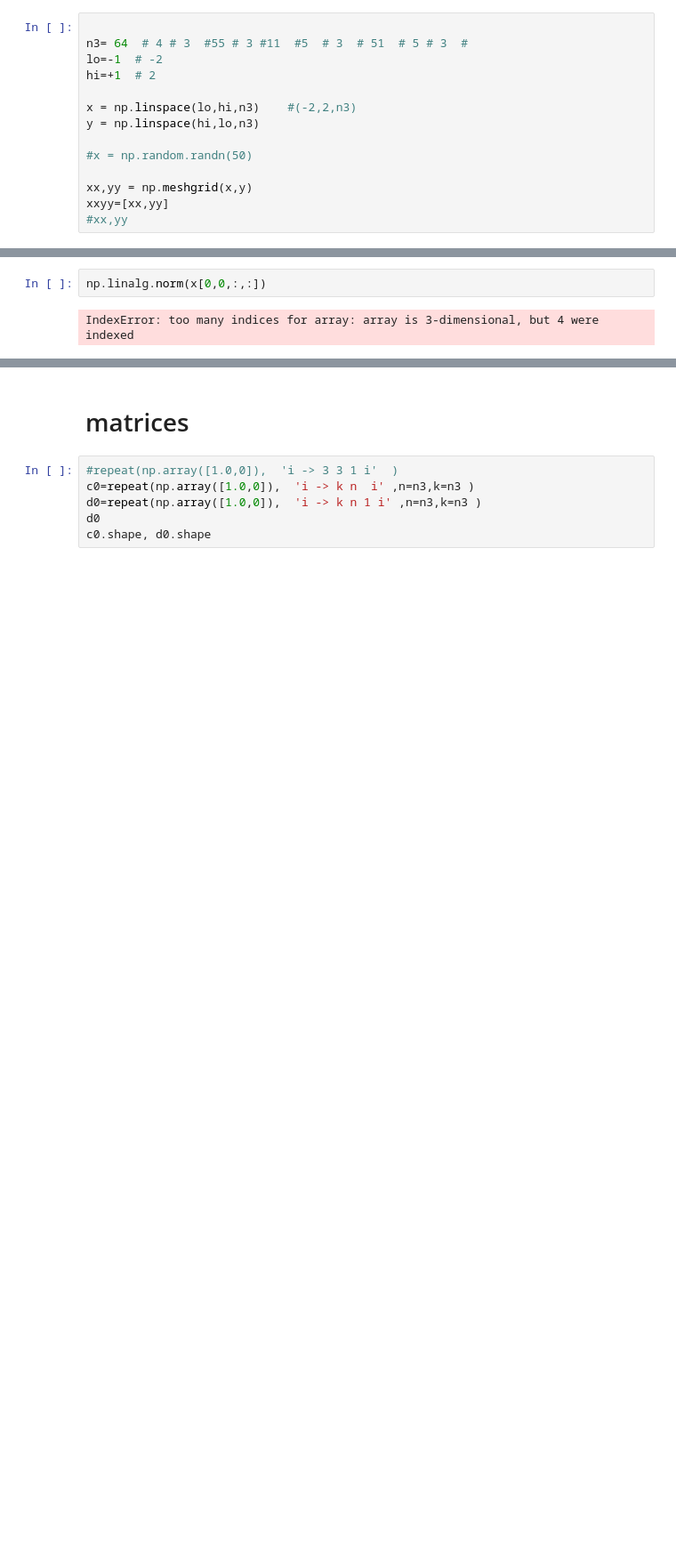
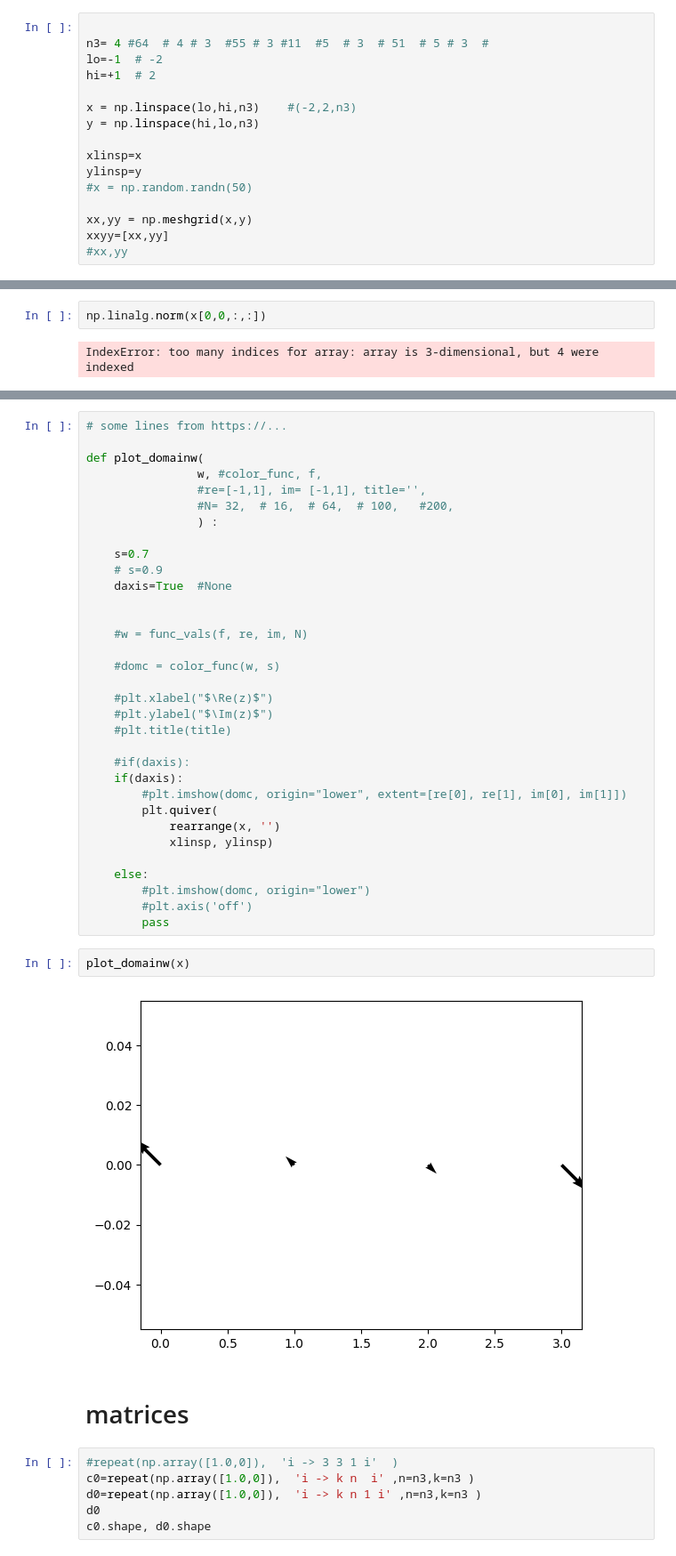
Before and after one commit to martin12333/marti-onedrive, a Jupyter notebook: AI/mm--linear-algebra-for-neural-networks/mm--parameter-maps.ipynb, the cells around one changed output, grey strips where cells are left out. Shown at 89% size. Drawn from its saved outputs; the diff is of its cells as text; blank space fills up the shorter version.

```diff
--- a/AI/mm--linear-algebra-for-neural-networks/mm--parameter-maps.ipynb
+++ b/AI/mm--linear-algebra-for-neural-networks/mm--parameter-maps.ipynb
@@ -27,13 +27,15 @@ import matplotlib.pyplot as plt
 from einops import rearrange, reduce, repeat, pack, unpack
 # %%
 
-n3= 64  # 4 # 3  #55 # 3 #11  #5  # 3  # 51  # 5 # 3  #
+n3= 4 #64  # 4 # 3  #55 # 3 #11  #5  # 3  # 51  # 5 # 3  #
 lo=-1  # -2
 hi=+1  # 2
 
 x = np.linspace(lo,hi,n3)    #(-2,2,n3)
 y = np.linspace(hi,lo,n3)
 
+xlinsp=x
+ylinsp=y
 #x = np.random.randn(50)
 
 xx,yy = np.meshgrid(x,y)
@@ -188,3 +192,40 @@ IndexError: too many indices for array: array is 3-dimensional, but 4 were index
+# %%
+# some lines from https://...
+
+def plot_domainw(
+                w, #color_func, f,
+                #re=[-1,1], im= [-1,1], title='',
+                #N= 32,  # 16,  # 64,  # 100,   #200,
+                ) :
+
+    s=0.7
+    # s=0.9
+    daxis=True  #None
+
+
+    #w = func_vals(f, re, im, N)
+
+    #domc = color_func(w, s)
+
+    #plt.xlabel("$\Re(z)$")
+    #plt.ylabel("$\Im(z)$")
+    #plt.title(title)
+
+    #if(daxis):
+    if(daxis):
+        #plt.imshow(domc, origin="lower", extent=[re[0], re[1], im[0], im[1]])
+        plt.quiver(
+            rearrange(x, '')
+            xlinsp, ylinsp)
+
+    else:
+        #plt.imshow(domc, origin="lower")
+        #plt.axis('off')
+        pass
+# %%
+plot_domainw(x)
+# %% [output]
+[figure, added]
 # %% [markdown]
 # matrices
 # %%
```
Also changed, not shown: parts of 2 cells of this notebook, 2 other files.
